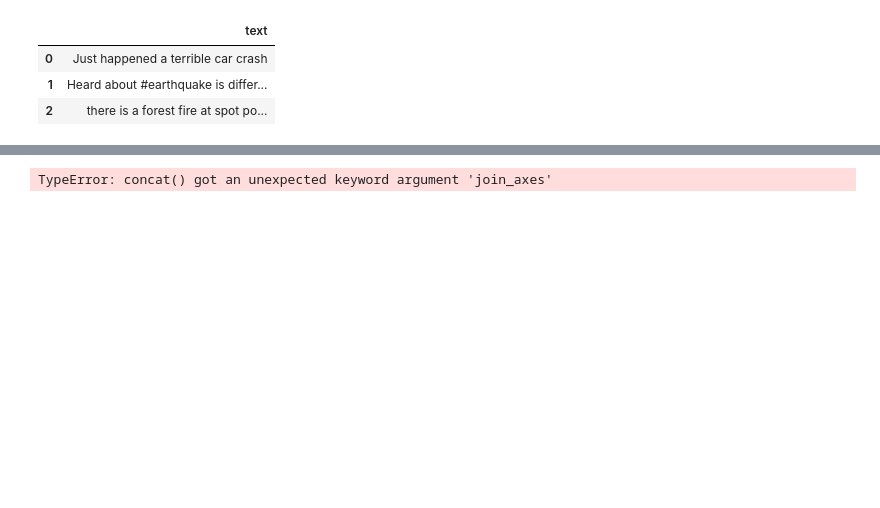
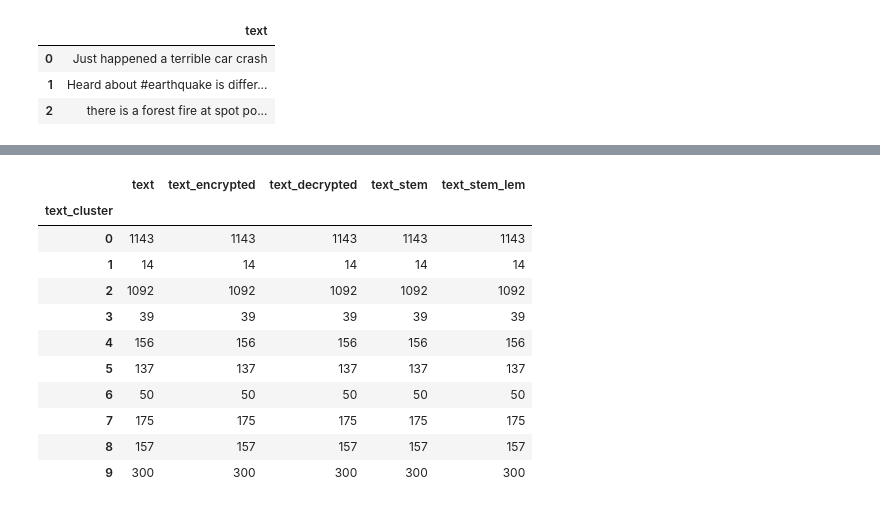
Before and after one commit to pparkitn/imagehost, a Jupyter notebook: polar-examples.ipynb, the cells around one changed output, grey strips where cells are left out. Saved outputs shown, nothing was run; the diff lists cells and outputs as text; code cells hidden in the pictures; blank space fills up the shorter version.

```diff
--- a/polar-examples.ipynb
+++ b/polar-examples.ipynb
@@ -109,6 +115,17 @@ data_df.head(3)
 # %%
-cluster_df = pl.nlp_cluster(data_df,cluster_column = 'text_stem_lem', clusters = 10, prediction_col = 'text_cluster',max_df_val = 1.0,min_df_val = 1,max_iter_val=100 , n_init_val = 1 )
+cluster_df = pl.nlp_cluster(data_df,cluster_column = 'text_stem_lem', clusters = 10, prediction_col = 'text_cluster',max_df_val = 0.8 ,min_df_val = 5 ,max_iter_val=100 , n_init_val = 1 )
 cluster_df.groupby(['text_cluster']).count()
 # %% [output]
-TypeError: concat() got an unexpected keyword argument 'join_axes'
+|  | text | text_encrypted | text_decrypted | text_stem | text_stem_lem |
+| text_cluster |  |  |  |  |  |
+| 0 | 1143 | 1143 | 1143 | 1143 | 1143 |
+| 1 | 14 | 14 | 14 | 14 | 14 |
+| 2 | 1092 | 1092 | 1092 | 1092 | 1092 |
+| 3 | 39 | 39 | 39 | 39 | 39 |
+| 4 | 156 | 156 | 156 | 156 | 156 |
+| 5 | 137 | 137 | 137 | 137 | 137 |
+| 6 | 50 | 50 | 50 | 50 | 50 |
+| 7 | 175 | 175 | 175 | 175 | 175 |
+| 8 | 157 | 157 | 157 | 157 | 157 |
+| 9 | 300 | 300 | 300 | 300 | 300 |
 # %%
```
Also changed, not shown: parts of 5 cells of this notebook.
